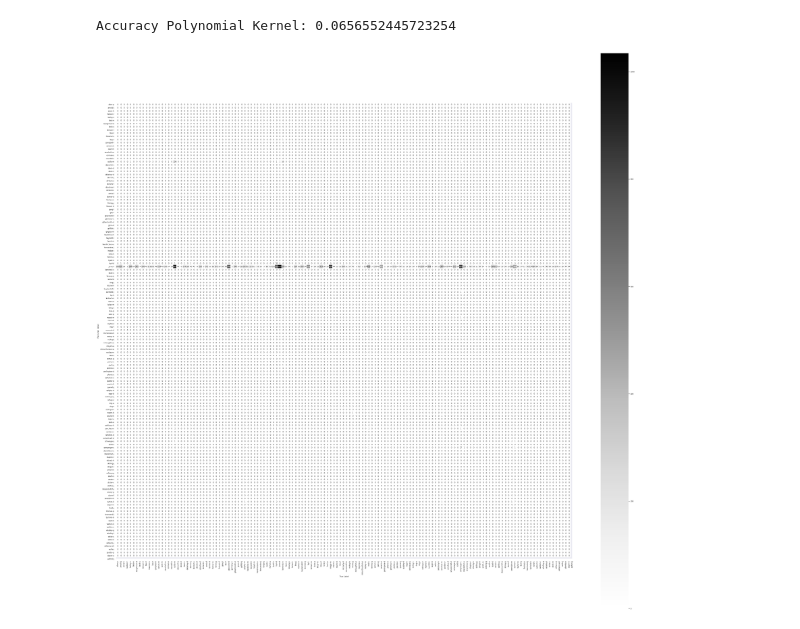
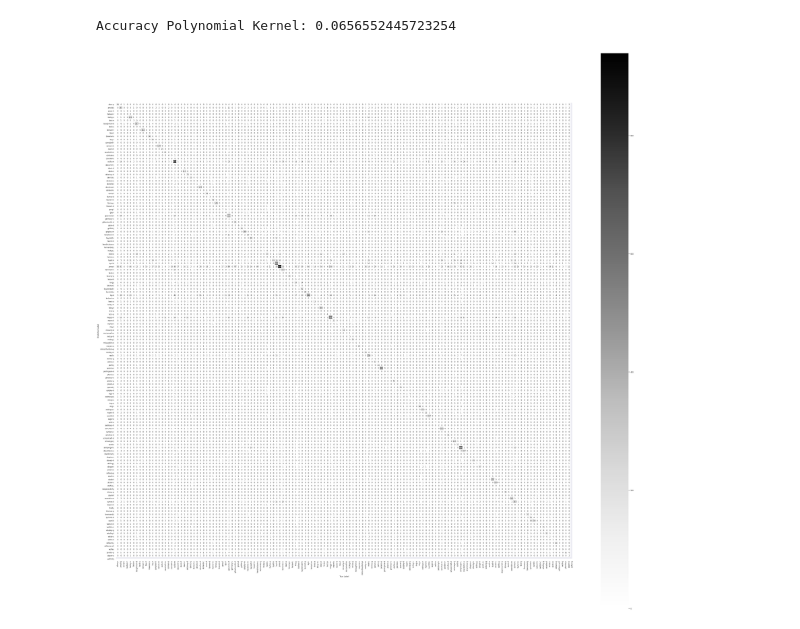
Before and after one commit to Alejm16/NLPproject, a Jupyter notebook: RL_Project_all.ipynb, the cells around one changed output. Saved outputs shown, nothing was run; the diff lists cells and outputs as text; code cells hidden in the pictures.

Commit message:
switched CM to Linear SVC

```diff
--- a/RL_Project_all.ipynb
+++ b/RL_Project_all.ipynb
@@ -110,12 +112,12 @@ with open(pkl_filename,'wb') as file:
 # %%
 from sklearn.metrics import confusion_matrix
 import seaborn as sns
-mat = confusion_matrix(output_test_data,poly_pred)
+mat = confusion_matrix(output_test_data,linear_pred)
 sns.set(rc = {'figure.figsize':(50,50)},font_scale = .75)
 sns.heatmap(mat.T, square=True, annot=True, fmt='d', cmap='Greys',xticklabels=tgt_enc.classes_,yticklabels=tgt_enc.classes_)
 plt.xlabel('True Label')
 plt.ylabel('Predicted Label')
 #plt.rcParams['figure.figsize'] = [10, 8]
 plt.show()
 # %% [output]
-[figure, old version]
+[figure, new version]
```
Also changed, not shown: parts of 1 cell of this notebook.
